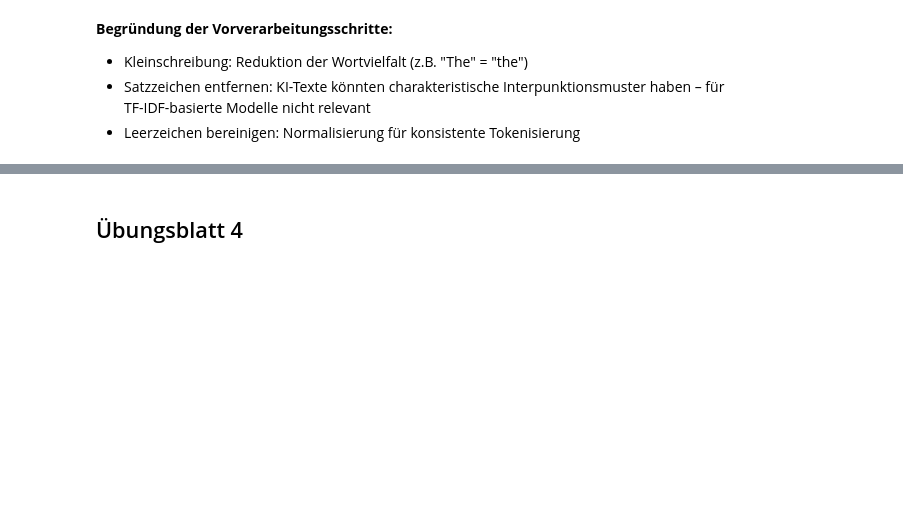
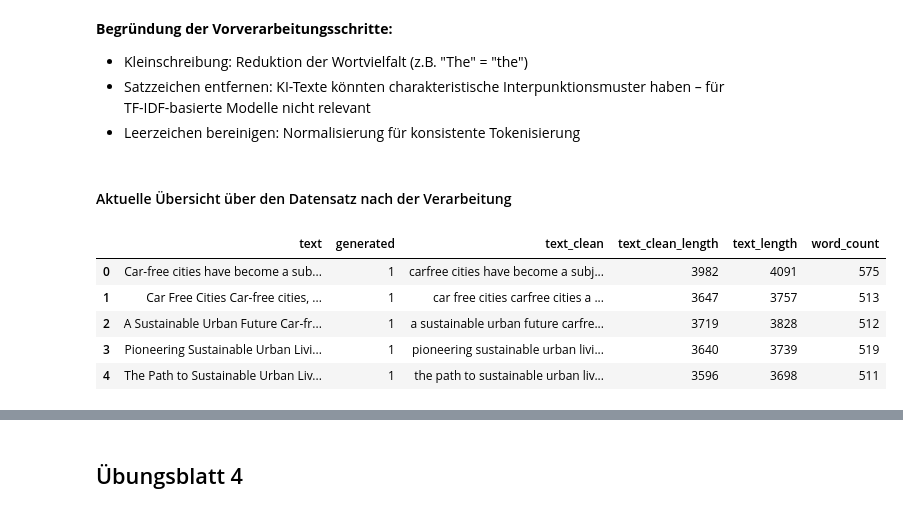
Before and after one commit to TheAmarok/Neue-Konzepte-Gruppe-9, a Jupyter notebook: Notebook_Abgabeversion_kommentiert.ipynb, the cells around one changed output, grey strips where cells are left out. Cells and saved outputs as stored; diff of their text form; code cells hidden in the pictures; blank space fills up the shorter version.

```diff
--- a/Notebook_Abgabeversion_kommentiert.ipynb
+++ b/Notebook_Abgabeversion_kommentiert.ipynb
@@ -772,3 +769,14 @@ print(f"Ø Länge nachher: {df['text_clean_length'].mean():.0f} Zeichen") # ben
 - Kleinschreibung: Reduktion der Wortvielfalt (z.B. "The" = "the")
 - Satzzeichen entfernen: KI-Texte könnten charakteristische Interpunktionsmuster haben – für TF-IDF-basierte Modelle nicht relevant
 - Leerzeichen bereinigen: Normalisierung für konsistente Tokenisierung
+# %% [markdown]
+#### Aktuelle Übersicht über den Datensatz nach der Verarbeitung
+# %%
+df.head()
+# %% [output]
+|  | text | generated | text_clean | text_clean_length | text_length | word_count |
+| 0 | Car-free cities have become a sub... | 1 | carfree cities have become a subj... | 3982 | 4091 | 575 |
+| 1 | Car Free Cities Car-free cities, ... | 1 | car free cities carfree cities a ... | 3647 | 3757 | 513 |
+| 2 | A Sustainable Urban Future Car-fr... | 1 | a sustainable urban future carfre... | 3719 | 3828 | 512 |
+| 3 | Pioneering Sustainable Urban Livi... | 1 | pioneering sustainable urban livi... | 3640 | 3739 | 519 |
+| 4 | The Path to Sustainable Urban Liv... | 1 | the path to sustainable urban liv... | 3596 | 3698 | 511 |
```
Also changed, not shown: parts of 23 cells of this notebook, 1 other file.
